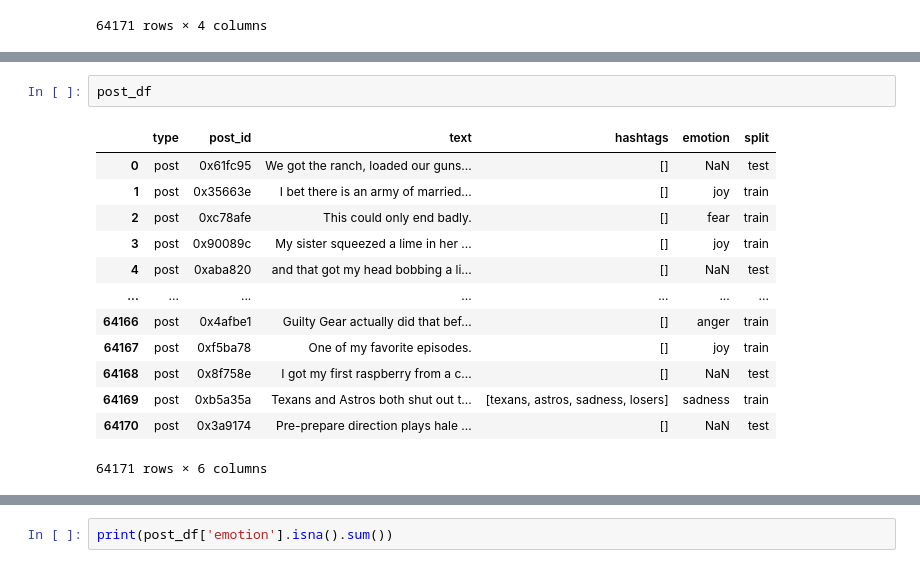
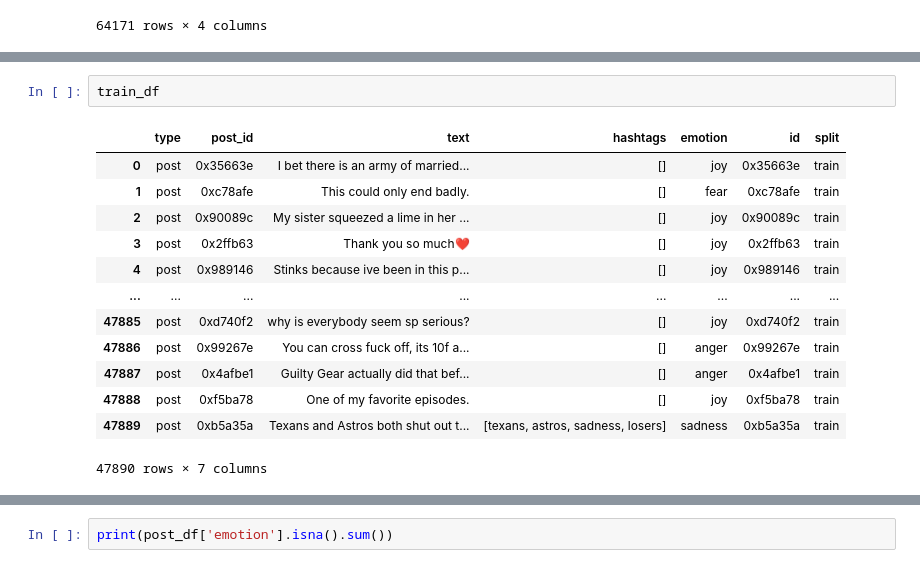
Before and after one commit to Harleycc-wyw/DM2025-Lab2-Exercise, a Jupyter notebook: DM2025-Lab2-Homework.ipynb, the cells around one changed output, grey strips where cells are left out. Drawn from its saved outputs; the diff is of its cells as text.

```diff
--- a/DM2025-Lab2-Homework.ipynb
+++ b/DM2025-Lab2-Homework.ipynb
@@ -209,16 +232,16 @@ MergeError: Passing 'suffixes' which cause duplicate columns {'split_x'} is not
-# %%
-post_df
-# %% [output]
-|  | type | post_id | text | hashtags | emotion | split |
-| 0 | post | 0x61fc95 | We got the ranch, loaded our guns... | [] | NaN | test |
-| 1 | post | 0x35663e | I bet there is an army of married... | [] | joy | train |
-| 2 | post | 0xc78afe | This could only end badly. | [] | fear | train |
-| 3 | post | 0x90089c | My sister squeezed a lime in her ... | [] | joy | train |
-| 4 | post | 0xaba820 | and that got my head bobbing a li... | [] | NaN | test |
-| ... | ... | ... | ... | ... | ... | ... |
-| 64166 | post | 0x4afbe1 | Guilty Gear actually did that bef... | [] | anger | train |
-| 64167 | post | 0xf5ba78 | One of my favorite episodes. | [] | joy | train |
-| 64168 | post | 0x8f758e | I got my first raspberry from a c... | [] | NaN | test |
-| 64169 | post | 0xb5a35a | Texans and Astros both shut out t... | [texans, astros, sadness, losers] | sadness | train |
-| 64170 | post | 0x3a9174 | Pre-prepare direction plays hale ... | [] | NaN | test |
-64171 rows × 6 columns
+# %%
+train_df
+# %% [output]
+|  | type | post_id | text | hashtags | emotion | id | split |
+| 0 | post | 0x35663e | I bet there is an army of married... | [] | joy | 0x35663e | train |
+| 1 | post | 0xc78afe | This could only end badly. | [] | fear | 0xc78afe | train |
+| 2 | post | 0x90089c | My sister squeezed a lime in her ... | [] | joy | 0x90089c | train |
+| 3 | post | 0x2ffb63 | Thank you so much❤️ | [] | joy | 0x2ffb63 | train |
+| 4 | post | 0x989146 | Stinks because ive been in this p... | [] | joy | 0x989146 | train |
+| ... | ... | ... | ... | ... | ... | ... | ... |
+| 47885 | post | 0xd740f2 | why is everybody seem sp serious? | [] | joy | 0xd740f2 | train |
+| 47886 | post | 0x99267e | You can cross fuck off, its 10f a... | [] | anger | 0x99267e | train |
+| 47887 | post | 0x4afbe1 | Guilty Gear actually did that bef... | [] | anger | 0x4afbe1 | train |
+| 47888 | post | 0xf5ba78 | One of my favorite episodes. | [] | joy | 0xf5ba78 | train |
+| 47889 | post | 0xb5a35a | Texans and Astros both shut out t... | [texans, astros, sadness, losers] | sadness | 0xb5a35a | train |
+47890 rows × 7 columns
```
Also changed, not shown: parts of 16 cells of this notebook.
